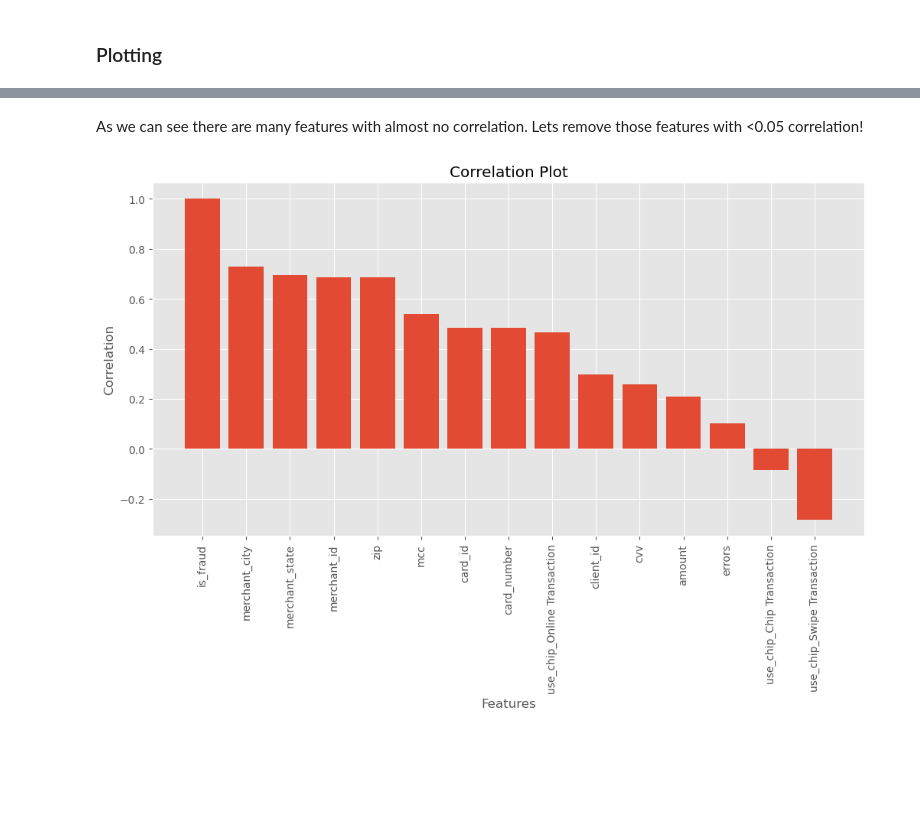
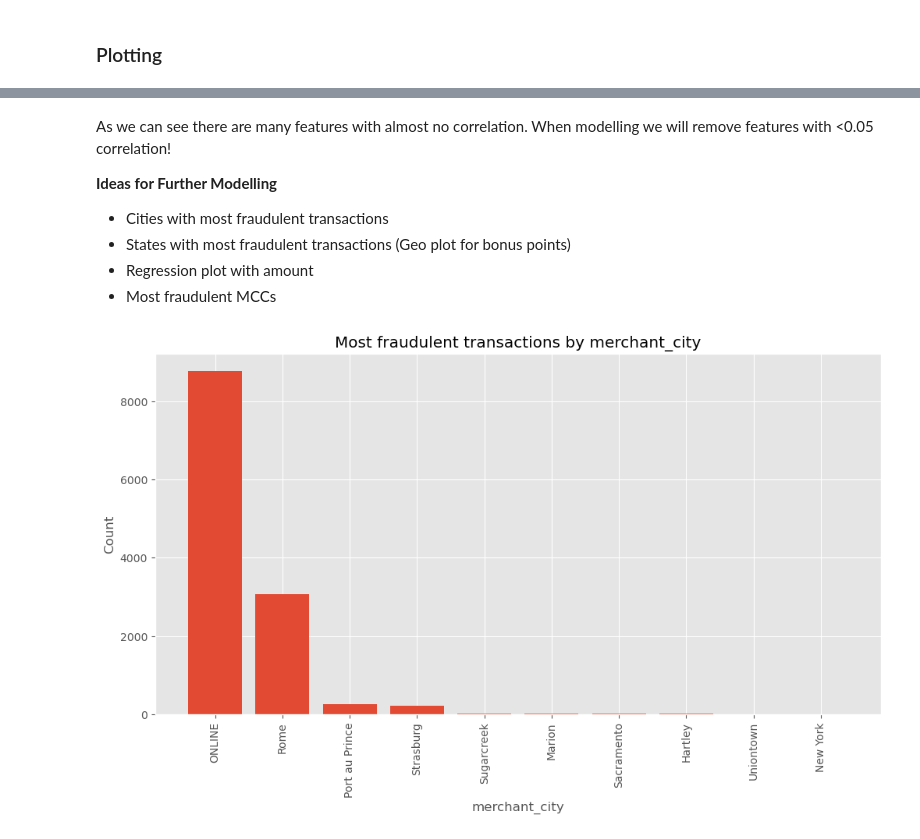
Before and after one commit to andriysinclair/FraudDetection, a Jupyter notebook: eda_cleaning.ipynb, the cells around one changed output, grey strips where cells are left out. Saved outputs shown, nothing was run; the diff lists cells and outputs as text; code cells hidden in the pictures; blank space fills up the shorter version.

```diff
--- a/eda_cleaning.ipynb
+++ b/eda_cleaning.ipynb
@@ -248,2 +238,9 @@ plotter.plot_correlations()
 # %% [markdown]
-As we can see there are many features with almost no correlation. Lets remove those features with <0.05 correlation!
+As we can see there are many features with almost no correlation. When modelling we will remove features with <0.05 correlation!
+
+**Ideas for Further Modelling**
+
+* Cities with most fraudulent transactions
+* States with most fraudulent transactions (Geo plot for bonus points)
+* Regression plot with amount
+* Most fraudulent MCCs
@@ -252,5 +247,15 @@ df1 = Pipeline1.fit_transform(merged_df)
-# %%
-plotter1 = Plotter(df=df1)
-plotter1.plot_correlations()
-# %% [output]
-[figure, removed]
+# %%
+# Obtaining a smaller df to work with
+
+df_for_plotting = general_transformation_pipeline.fit_transform(merged_df)
+# %%
+# Mapping relevant mcc codes for purpouse of plotting
+
+df_for_plotting["mcc"] = df_for_plotting["mcc"].astype(str).map(mcc_data)
+# %%
+# New plotter instance
+plotter_plot = Plotter(df=df_for_plotting)
+# %%
+plotter_plot.bar_plot(feature_of_interest="merchant_city", top_n=10)
+# %% [output]
+[figure, added]
```
Also changed, not shown: parts of 11 cells of this notebook, 5 other files.
